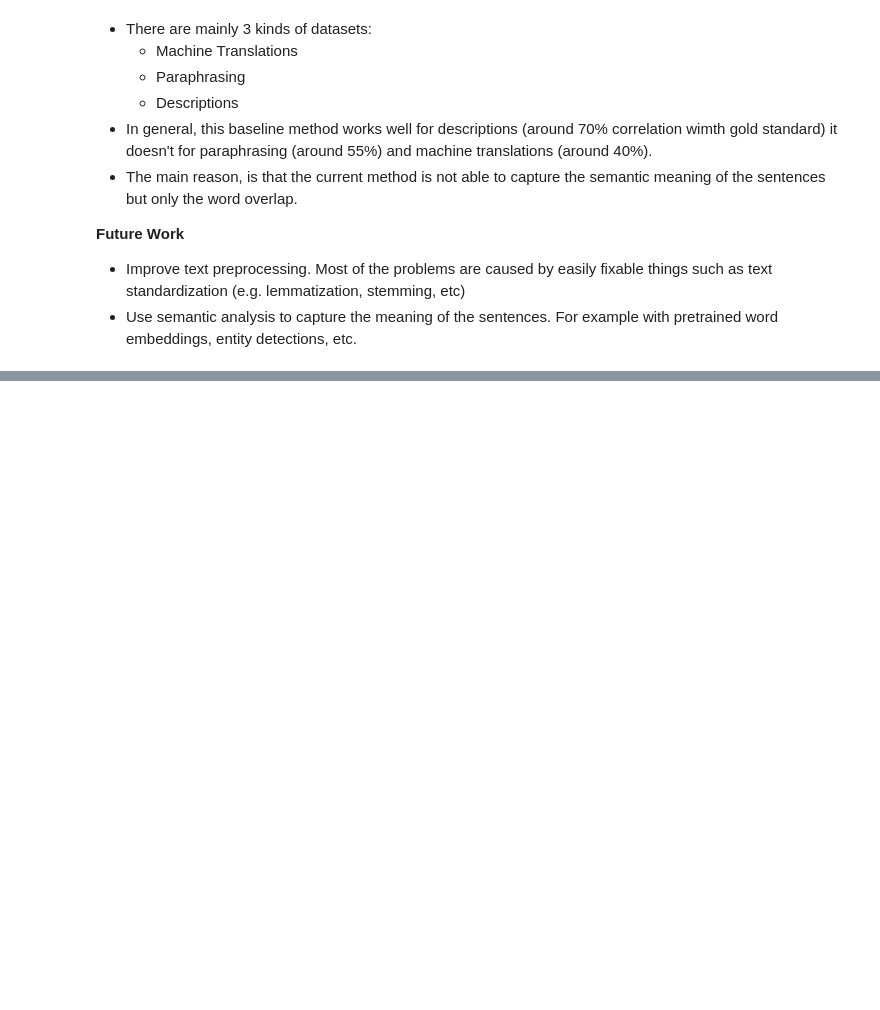
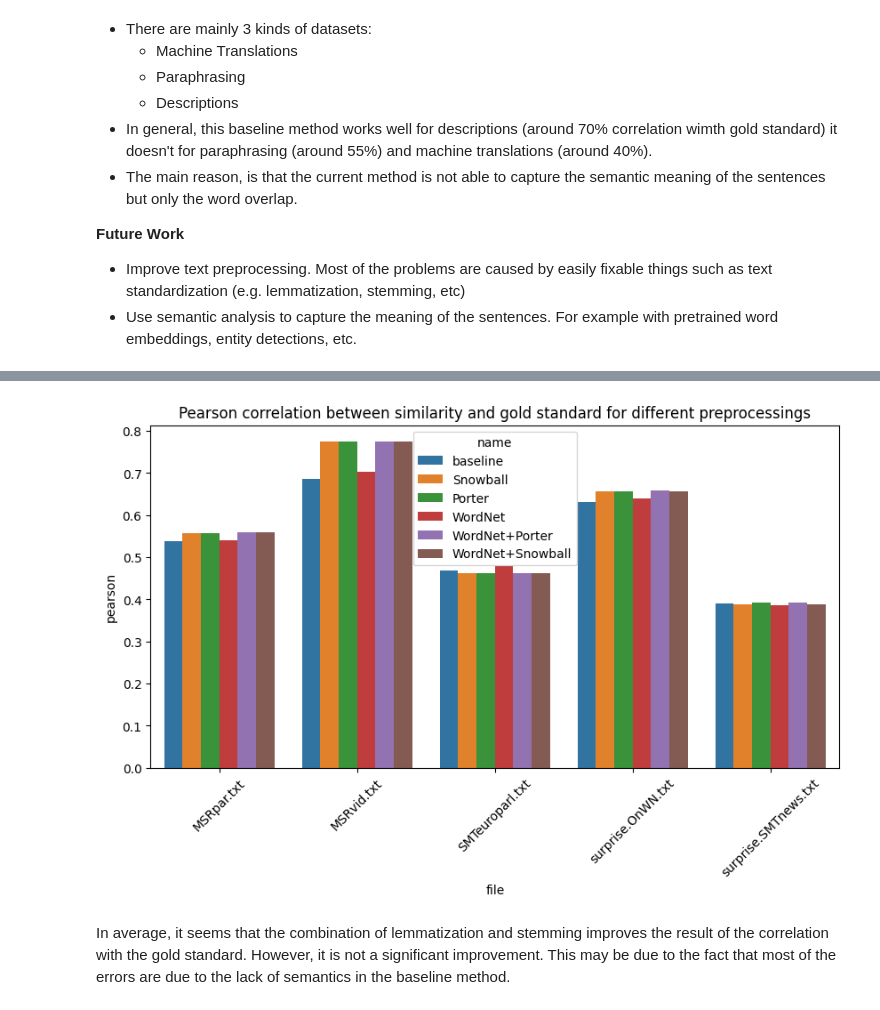
Before and after one commit to BecTome/UPC_MasterArtificialIntelligence, a Jupyter notebook: IHLT/Labs/Lab2_Structure/readPars.ipynb, the cells around one changed output, grey strips where cells are left out. Saved outputs shown, nothing was run; the diff lists cells and outputs as text; code cells hidden in the pictures; blank space fills up the shorter version.

```diff
--- a/IHLT/Labs/Lab2_Structure/readPars.ipynb
+++ b/IHLT/Labs/Lab2_Structure/readPars.ipynb
@@ -672,0 +1022,3 @@ DIFFERENCE {'intercourse', 'sexual', 'sex'}
+# %%
+sts_porter_stem = STSAnalyzer(preprocess_reviews_porter_stem, 'MSRpar.txt')
+sts_porter_stem.corr_table(ls_files, name="Porter")
@@ -672,0 +1037,3 @@ DIFFERENCE {'intercourse', 'sexual', 'sex'}
+# %%
+sts_wordnet_lemma = STSAnalyzer(preprocess_reviews_wn_lemma, 'MSRpar.txt')
+sts_wordnet_lemma.corr_table(ls_files, name="WordNet")
@@ -672,0 +1052,3 @@ DIFFERENCE {'intercourse', 'sexual', 'sex'}
+# %%
+sts_wordnet_porter = STSAnalyzer(preprocess_reviews_porter_stem_wn_lemma, 'MSRpar.txt')
+sts_wordnet_porter.corr_table(ls_files, name="WordNet+Porter")
@@ -672,0 +1071,3 @@ DIFFERENCE {'intercourse', 'sexual', 'sex'}
+# %%
+sts_wordnet_snow = STSAnalyzer(preprocess_reviews_snow_stem_wn_lemma, 'MSRpar.txt')
+sts_wordnet_snow.corr_table(ls_files, name="WordNet+Snowball")
@@ -672,0 +1086,13 @@ DIFFERENCE {'intercourse', 'sexual', 'sex'}
+# %%
+df_scores_comp = pd.concat([sts_baseline.df_scores, sts_snowball_stem.df_scores,
+                            sts_porter_stem.df_scores, sts_wordnet_lemma.df_scores,
+                            sts_wordnet_porter.df_scores, sts_wordnet_snow.df_scores],
+                            axis=0, ignore_index=True)
+plt.figure(figsize=(10,5))
+sns.barplot(x='file', y='pearson', hue='name', data=df_scores_comp)
+plt.title('Pearson correlation between similarity and gold standard for different preprocessings')
+plt.xticks(rotation=45);
+# %% [output]
+[figure, added]
+# %% [markdown]
+In average, it seems that the combination of lemmatization and stemming improves the result of the correlation with the gold standard. However, it is not a significant improvement. This may be due to the fact that most of the errors are due to the lack of semantics in the baseline method.
```
Also changed, not shown: parts of 25 cells of this notebook.
